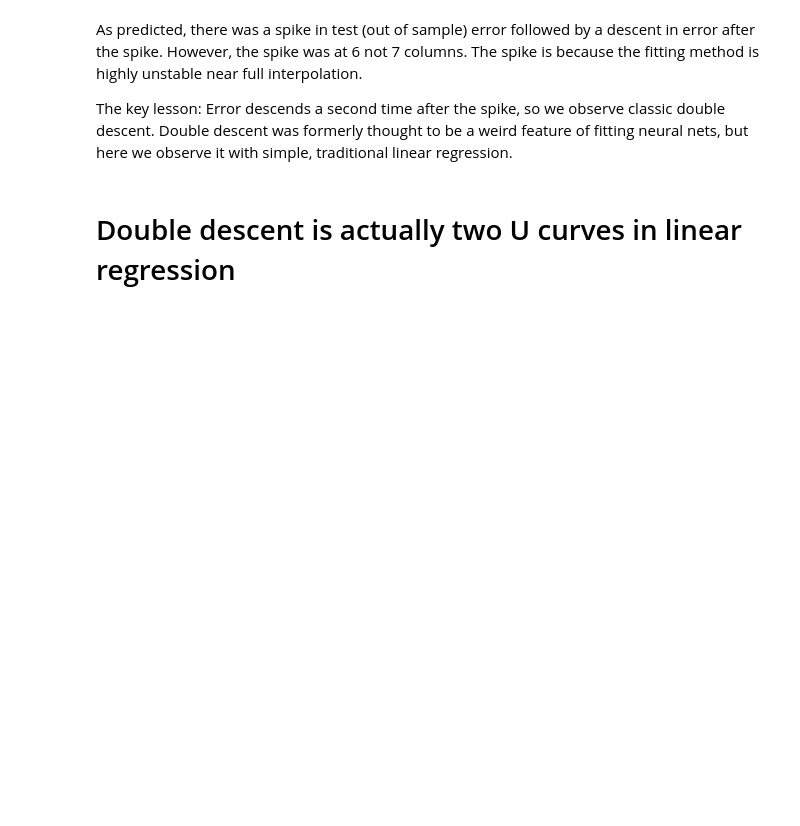
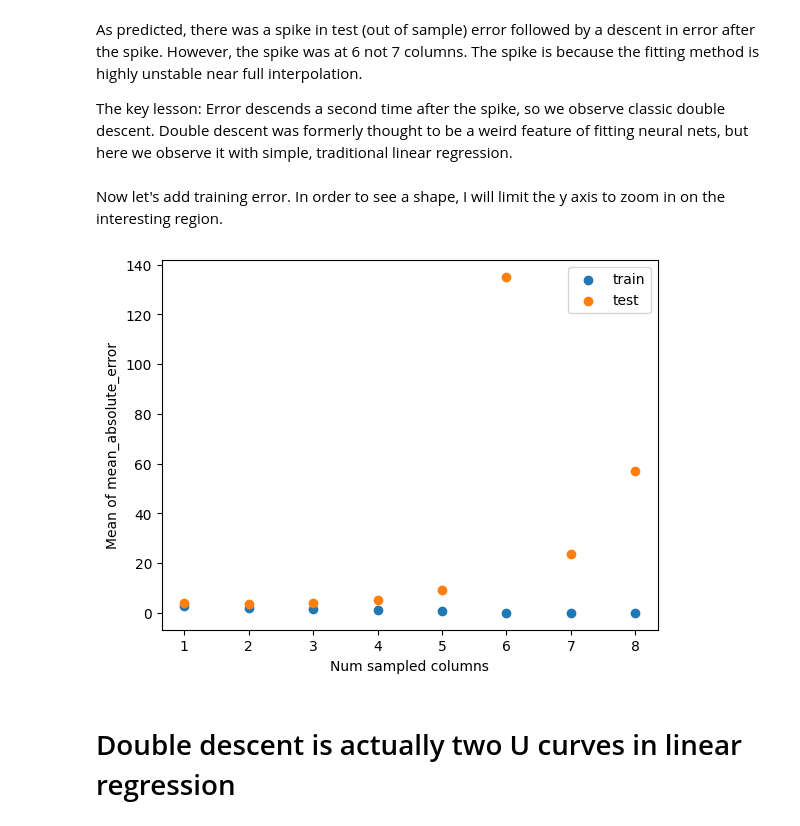
Before and after one commit to jeanimal/double_descent_dar, a Jupyter notebook: double_descent_mtcars_reg.ipynb, the cells around one changed output. Saved outputs shown, nothing was run; the diff lists cells and outputs as text; code cells hidden in the pictures; blank space fills up the shorter version.

```diff
--- a/double_descent_mtcars_reg.ipynb
+++ b/double_descent_mtcars_reg.ipynb
@@ -282,6 +296,17 @@ plt.show()
 As predicted, there was a spike in test (out of sample) error followed by a descent in error after the spike.  However, the spike was at 6 not 7 columns.  The spike is because the fitting method is highly unstable near full interpolation.
 
 The key lesson: Error descends a second time after the spike, so we observe classic double descent.  Double descent was formerly thought to be a weird feature of fitting neural nets, but here we observe it with simple, traditional linear regression.
+# %% [markdown]
+Now let's add training error.  In order to see a shape, I will limit the y axis to zoom in on the interesting region.
+# %%
+plt.scatter(num_cols, train_means, label='train')
+plt.scatter(num_cols, test_means, label='test')
+plt.xlabel("Num sampled columns")
+plt.ylabel("Mean of " + my_metric.__name__)
+plt.legend()
+plt.show()
+# %% [output]
+[figure, added]
 # %% [markdown]
 # Double descent is actually two U curves in linear regression
 # %% [markdown]
```
Also changed, not shown: parts of 13 cells of this notebook.
